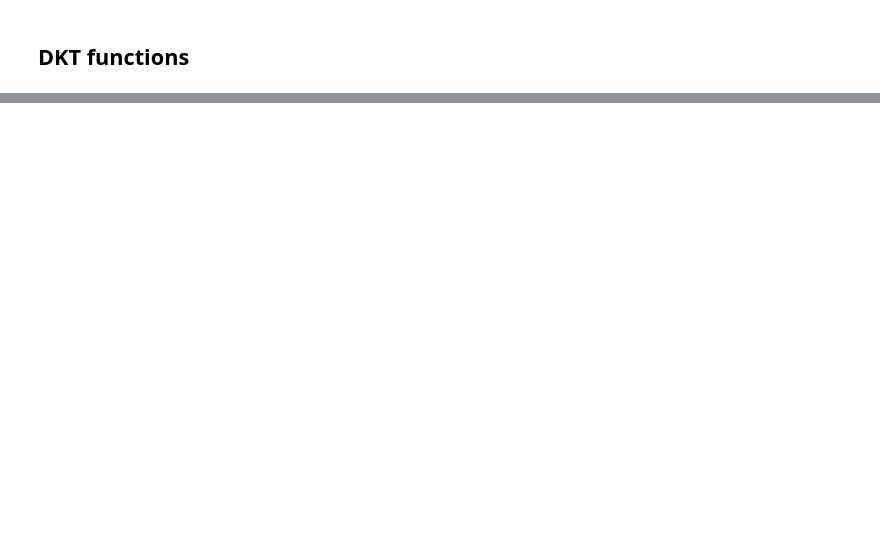
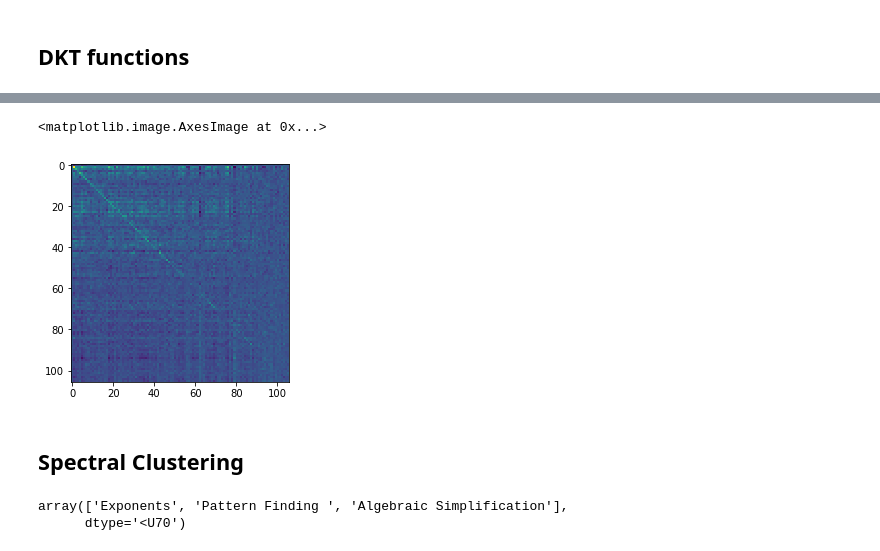
Before and after one commit to reginaeckert/ML-Educ, a Jupyter notebook: finalProject/ClusterAnalysis.ipynb, the cells around one changed output, grey strips where cells are left out. Cells and saved outputs as stored; diff of their text form; code cells hidden in the pictures; blank space fills up the shorter version.

```diff
--- a/finalProject/ClusterAnalysis.ipynb
+++ b/finalProject/ClusterAnalysis.ipynb
@@ -309,0 +416,9 @@ dkt_model.fit([skill_response_array[:, 0:-1], skill_response_array[:, 1:]],
+# %%
+q_matrix_sum=np.sum(q_matrix,axis=0)
+q_matrix_n=q_matrix/np.tile(q_matrix_sum,[skill_num-1, 1])
+plt.imshow(q_matrix_n)
+# %% [output]
+<matplotlib.image.AxesImage at 0x...>
+[figure, added]
+# %% [markdown]
+## Spectral Clustering
@@ -309,0 +435,5 @@ dkt_model.fit([skill_response_array[:, 0:-1], skill_response_array[:, 1:]],
+# %%
+skill_list_dkt[dkt_clusters==0]
+# %% [output]
+array(['Exponents', 'Pattern Finding ', 'Algebraic Simplification'],
+      dtype='<U70')
```
Also changed, not shown: parts of 27 cells of this notebook.
